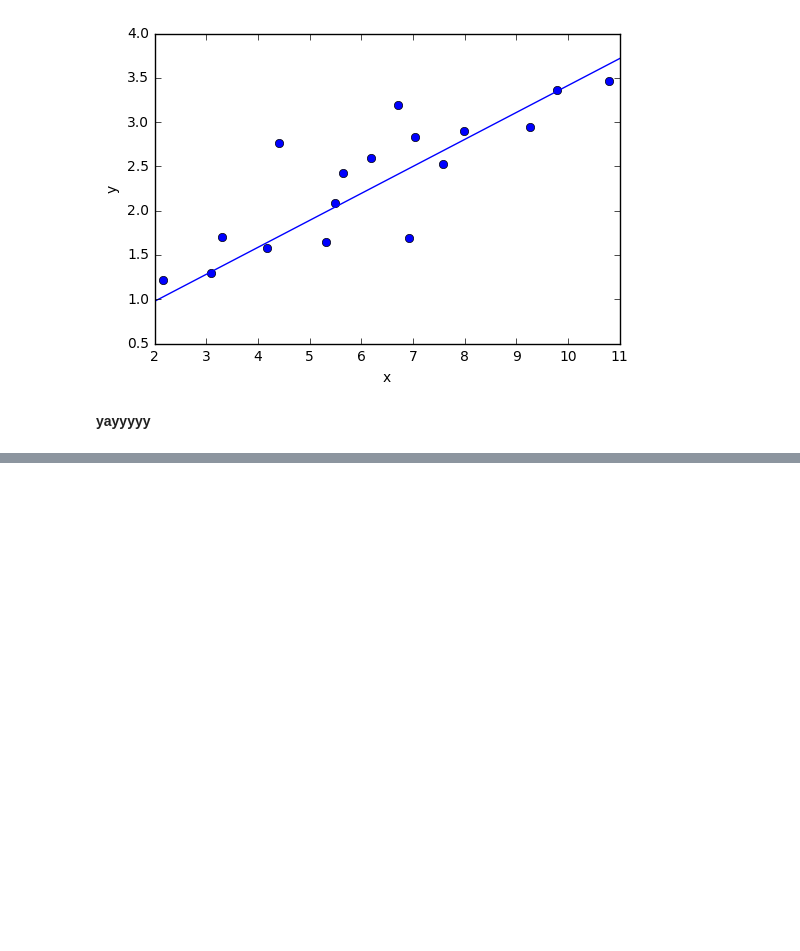
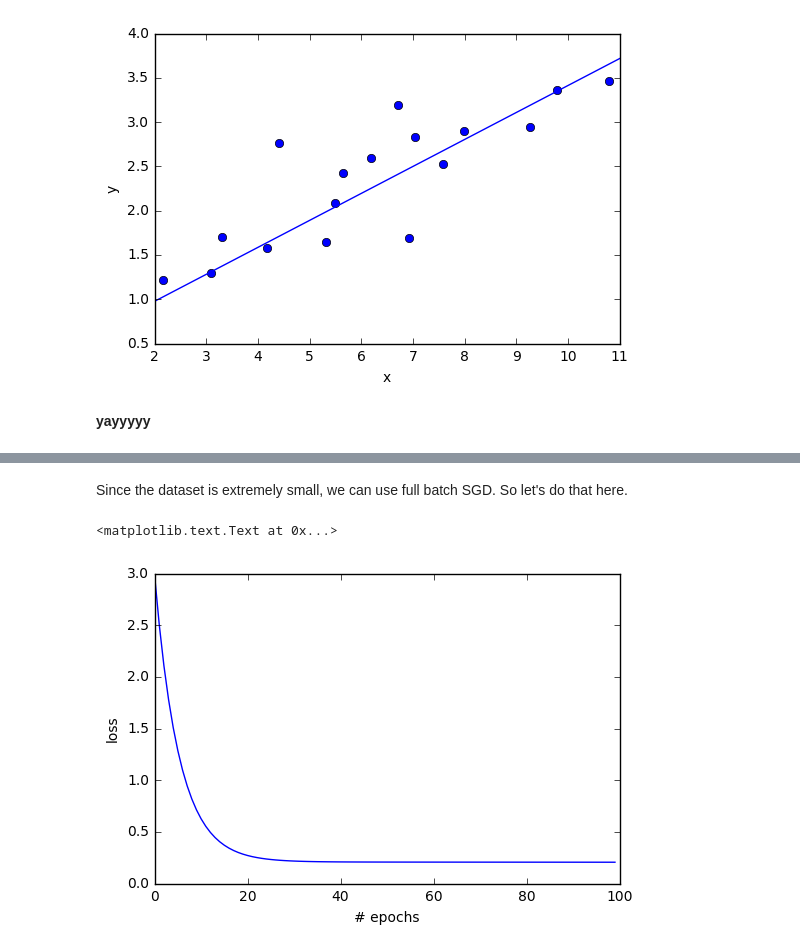
Before and after one commit to christopher-beckham/inf6953h, a Jupyter notebook: intro.ipynb, the cells around one changed output, grey strips where cells are left out. Cells and saved outputs as stored; diff of their text form; code cells hidden in the pictures; blank space fills up the shorter version.

Commit message:
more work on it, and add diagrams

```diff
--- a/intro.ipynb
+++ b/intro.ipynb
@@ -359,0 +379,7 @@ plt.ylabel('y')
+# %%
+updates = []
+learning_rate = theano.shared(0.001)
+for param in [w,b]:
+    updates.append( (param, param - learning_rate*T.grad(loss, param)))
+# %%
+train_fn = theano.function([x,y], loss, updates=updates)
@@ -359,0 +390,3 @@ plt.ylabel('y')
+# %%
+X_train = X_train.reshape((X_train.shape[0], 1))
+y_train = y_train.reshape((y_train.shape[0], 1))
@@ -359,0 +433,13 @@ plt.ylabel('y')
+# %% [markdown]
+Since the dataset is extremely small, we can use full batch SGD. So let's do that here.
+# %%
+losses = []
+for epoch in range(100):
+    losses.append(train_fn(X_train, y_train))
+# %%
+plt.plot(losses)
+plt.xlabel('# epochs')
+plt.ylabel('loss')
+# %% [output]
+<matplotlib.text.Text at 0x...>
+[figure, added]
```
Also changed, not shown: parts of 12 cells of this notebook, 3 other files.
